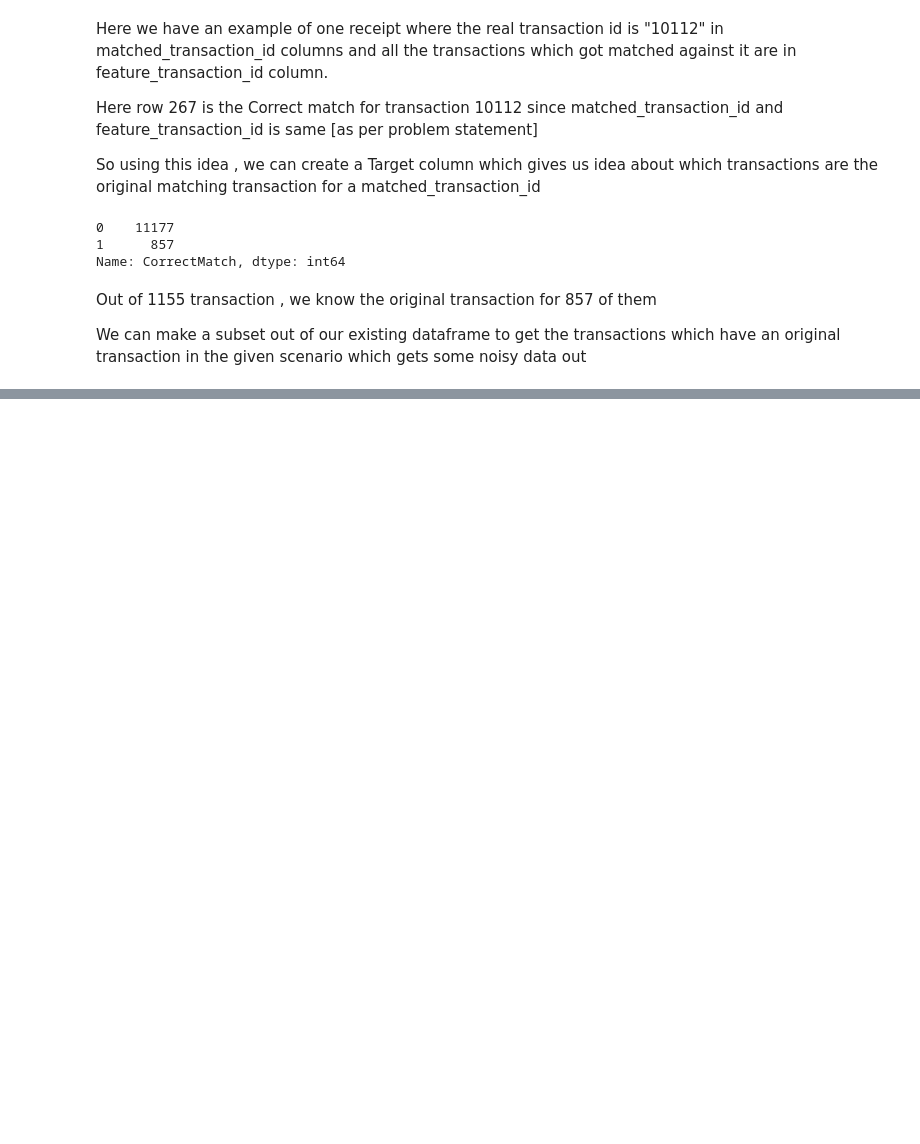
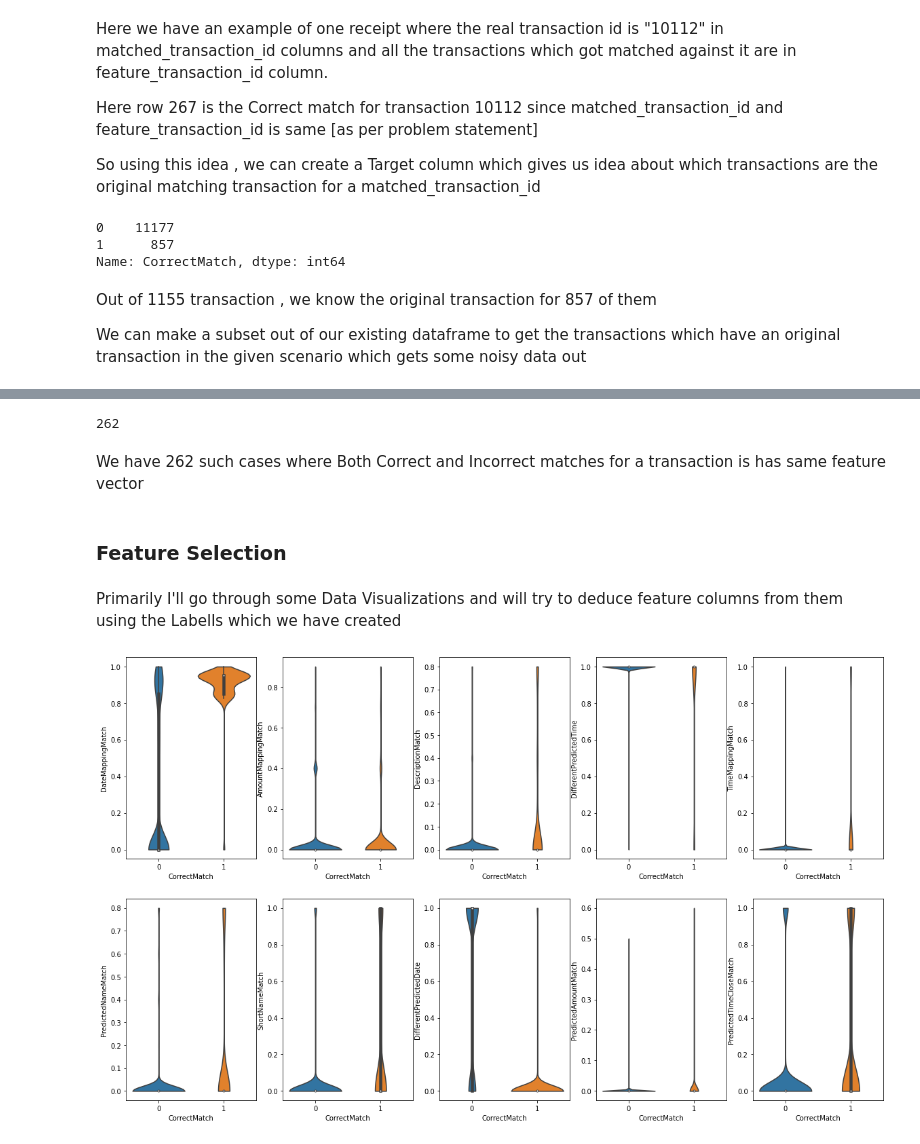
Before and after one commit to brittosabu/Tide_Test, a Jupyter notebook: Receipt_Matching.ipynb, the cells around one changed output, grey strips where cells are left out. Cells and saved outputs as stored; diff of their text form; code cells hidden in the pictures; blank space fills up the shorter version.

```diff
--- a/Receipt_Matching.ipynb
+++ b/Receipt_Matching.ipynb
@@ -151,3 +156,7 @@ Name: CorrectMatch, dtype: int64
 Out of 1155 transaction , we know the original transaction for 857 of them
 
 We can make a subset out of our existing dataframe to get the transactions which have an original transaction in the given scenario which gets some noisy data out
+# %%
+ids_with_original_transactions = df[df['CorrectMatch']==1].matched_transaction_id.to_list()
+
+match_trans_df = df[df['matched_transaction_id'].isin(ids_with_original_transactions)]
@@ -153,0 +203,23 @@ We can make a subset out of our existing dataframe to get the transactions which
+# %%
+len(duplicated_transaction)
+# %% [output]
+262
+# %% [markdown]
+We have 262 such cases where Both Correct and Incorrect matches for a transaction is has same feature vector
+# %% [markdown]
+### Feature Selection
+# %% [markdown]
+Primarily I'll go through some Data Visualizations and will try to deduce feature columns from them using the Labells which we have created
+# %%
+fig, axes = plt.subplots(2, 5,figsize=(20,12))
+
+# unpack all the axes subplots
+axe = axes.ravel()
+
+# assign the plot to each subplot in axe
+for i, c in enumerate(feature_columns):
+    sns.violinplot(x="CorrectMatch", y=c,  data=match_trans_df, cut = 0,ax=axe[i])
+
+plt.show()
+# %% [output]
+[figure, added]
```
Also changed, not shown: parts of 51 cells of this notebook, 4 other files.
